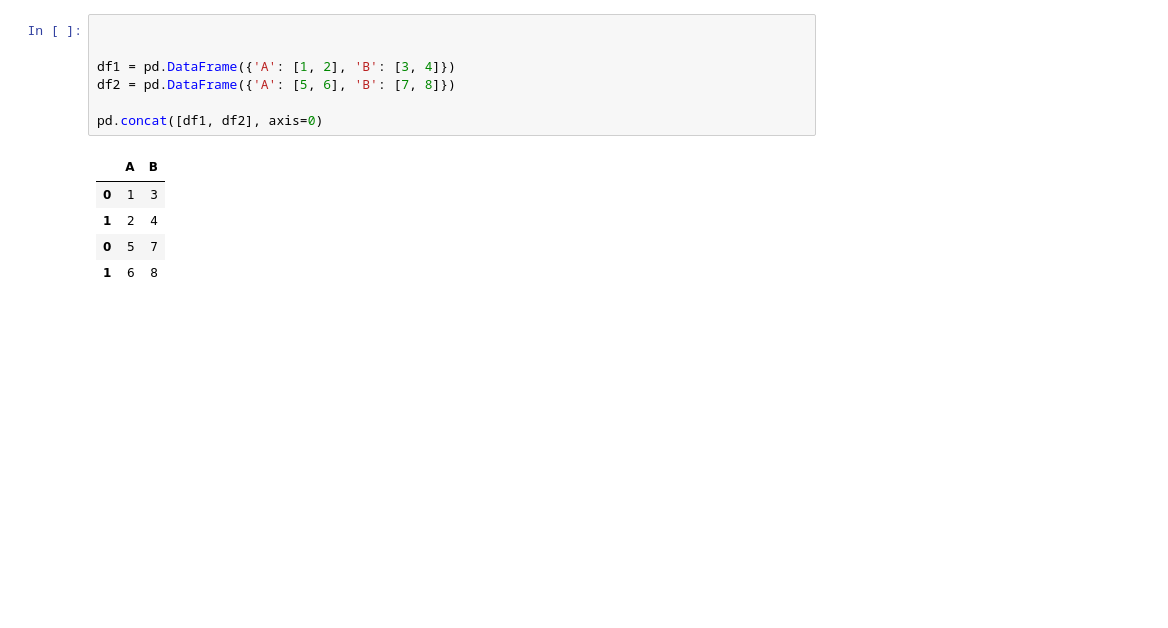
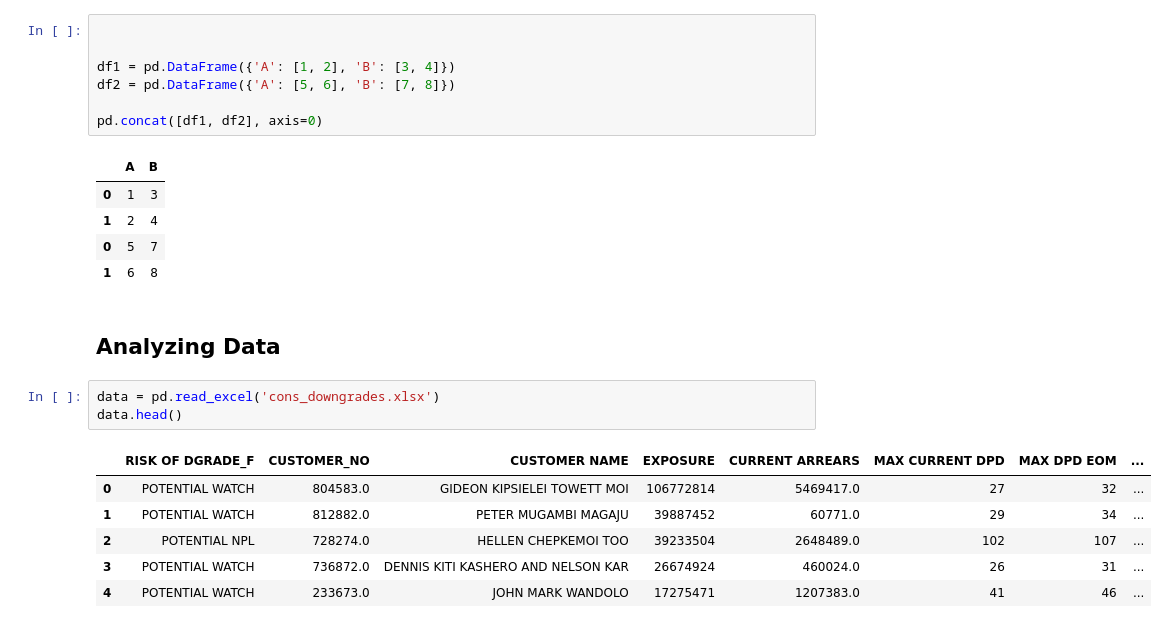
Before and after one commit to KaiFa254/Full_Quick_Python_Self_Practice, a Jupyter notebook: Python_quick_practice.ipynb, the cells around one changed output. Drawn from its saved outputs; the diff is of its cells as text; blank space fills up the shorter version.

```diff
--- a/Python_quick_practice.ipynb
+++ b/Python_quick_practice.ipynb
@@ -273,3 +273,15 @@ pd.concat([df1, df2], axis=0)
 | 1 | 2 | 4 |
 | 0 | 5 | 7 |
 | 1 | 6 | 8 |
+# %% [markdown]
+## Analyzing Data
+# %%
+data = pd.read_excel('cons_downgrades.xlsx')
+data.head()
+# %% [output]
+|  | RISK OF DGRADE_F | CUSTOMER_NO | CUSTOMER NAME | EXPOSURE | CURRENT ARREARS | MAX CURRENT DPD | MAX DPD EOM | ... |
+| 0 | POTENTIAL WATCH | 804583.0 | GIDEON KIPSIELEI TOWETT MOI | 106772814 | 5469417.0 | 27 | 32 | ... |
+| 1 | POTENTIAL WATCH | 812882.0 | PETER MUGAMBI MAGAJU | 39887452 | 60771.0 | 29 | 34 | ... |
+| 2 | POTENTIAL NPL | 728274.0 | HELLEN CHEPKEMOI TOO | 39233504 | 2648489.0 | 102 | 107 | ... |
+| 3 | POTENTIAL WATCH | 736872.0 | DENNIS KITI KASHERO AND NELSON KAR | 26674924 | 460024.0 | 26 | 31 | ... |
+| 4 | POTENTIAL WATCH | 233673.0 | JOHN MARK WANDOLO | 17275471 | 1207383.0 | 41 | 46 | ... |
```
Also changed, not shown: parts of 12 cells of this notebook, 1 other file.
